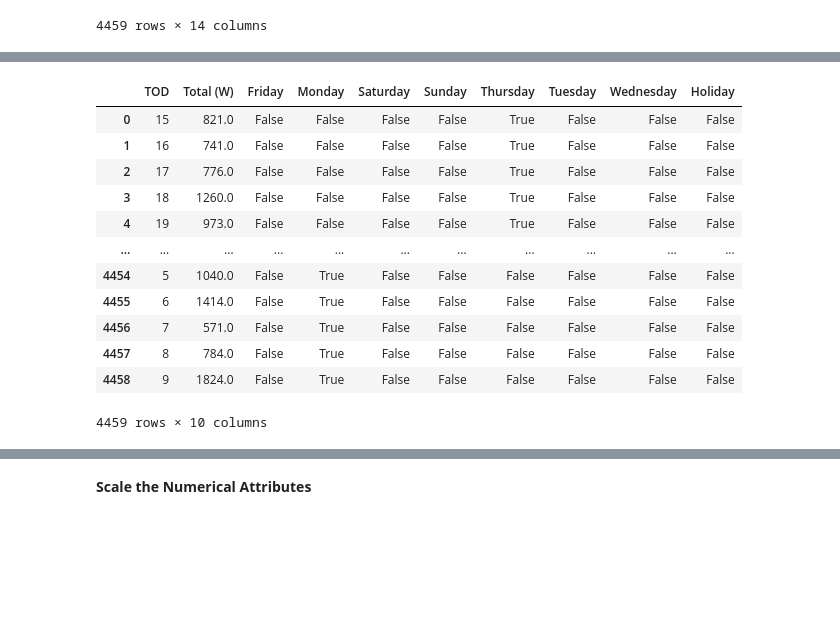
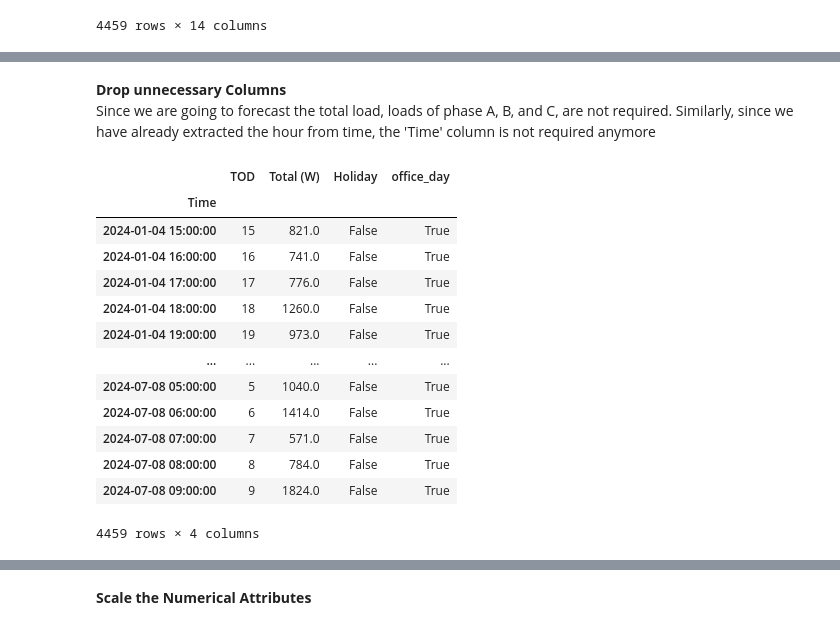
Before and after one commit to nabinhere/Load-Forecasting, a Jupyter notebook: torch_lstm_forecast_multi_input.ipynb, the cells around one changed output, grey strips where cells are left out. Saved outputs shown, nothing was run; the diff lists cells and outputs as text; code cells hidden in the pictures; blank space fills up the shorter version.

Commit message:
made the multiinput forecast model work

```diff
--- a/torch_lstm_forecast_multi_input.ipynb
+++ b/torch_lstm_forecast_multi_input.ipynb
@@ -31,6 +35,7 @@ df
 # %%
 df['Time'] = pd.to_datetime(df['Time'])
 df['TOD'] = df['Time'].dt.hour
+df['office_day'] = ~df['Holiday']
 df
 # %% [output]
 |  | Time | TOD | Total (W) | Phase_A (W) | Phase_B (W) | Phase_C (W) | Friday | Monday | Saturday | ... |
@@ -50,0 +54,3 @@ df
+# %%
+df.index = df['Time']
+df.head()
@@ -51,17 +71,22 @@ df
+# %% [markdown]
+**Drop unnecessary Columns**\
+Since we are going to forecast the total load, loads of phase A, B, and C, are not required. Similarly, since we have already extracted the hour from time, the 'Time' column is not required anymore
 # %%
 df.drop(['Time', 'Phase_A (W)', 'Phase_B (W)', 'Phase_C (W)'], axis=1, inplace=True)
+df.drop(['Sunday', 'Monday', 'Tuesday', 'Wednesday', 'Thursday', 'Friday', 'Saturday'], axis=1, inplace=True)
 df
 # %% [output]
-|  | TOD | Total (W) | Friday | Monday | Saturday | Sunday | Thursday | Tuesday | Wednesday | Holiday |
-| 0 | 15 | 821.0 | False | False | False | False | True | False | False | False |
-| 1 | 16 | 741.0 | False | False | False | False | True | False | False | False |
-| 2 | 17 | 776.0 | False | False | False | False | True | False | False | False |
-| 3 | 18 | 1260.0 | False | False | False | False | True | False | False | False |
-| 4 | 19 | 973.0 | False | False | False | False | True | False | False | False |
-| ... | ... | ... | ... | ... | ... | ... | ... | ... | ... | ... |
-| 4454 | 5 | 1040.0 | False | True | False | False | False | False | False | False |
-| 4455 | 6 | 1414.0 | False | True | False | False | False | False | False | False |
-| 4456 | 7 | 571.0 | False | True | False | False | False | False | False | False |
-| 4457 | 8 | 784.0 | False | True | False | False | False | False | False | False |
-| 4458 | 9 | 1824.0 | False | True | False | False | False | False | False | False |
+|  | TOD | Total (W) | Holiday | office_day |
+| Time |  |  |  |  |
+| 2024-01-04 15:00:00 | 15 | 821.0 | False | True |
+| 2024-01-04 16:00:00 | 16 | 741.0 | False | True |
+| 2024-01-04 17:00:00 | 17 | 776.0 | False | True |
+| 2024-01-04 18:00:00 | 18 | 1260.0 | False | True |
+| 2024-01-04 19:00:00 | 19 | 973.0 | False | True |
+| ... | ... | ... | ... | ... |
+| 2024-07-08 05:00:00 | 5 | 1040.0 | False | True |
+| 2024-07-08 06:00:00 | 6 | 1414.0 | False | True |
+| 2024-07-08 07:00:00 | 7 | 571.0 | False | True |
+| 2024-07-08 08:00:00 | 8 | 784.0 | False | True |
+| 2024-07-08 09:00:00 | 9 | 1824.0 | False | True |
-4459 rows × 10 columns
+4459 rows × 4 columns
```
Also changed, not shown: parts of 40 cells of this notebook.
